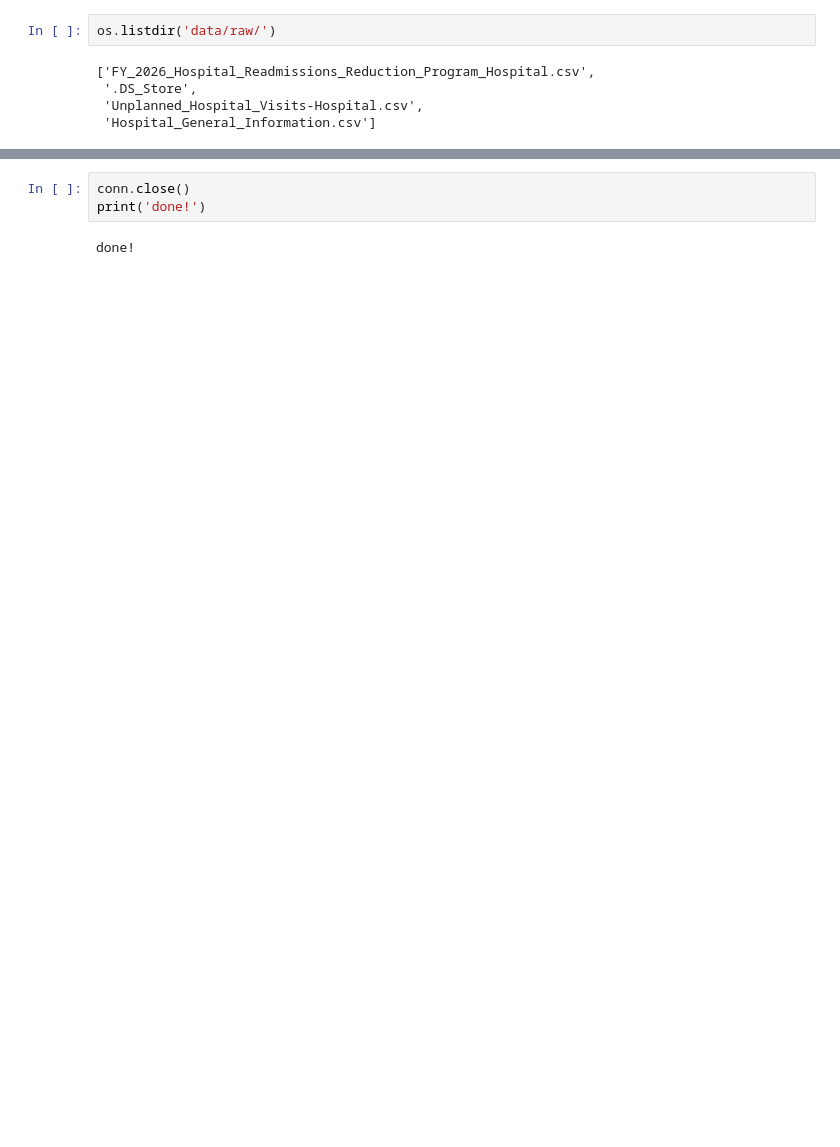
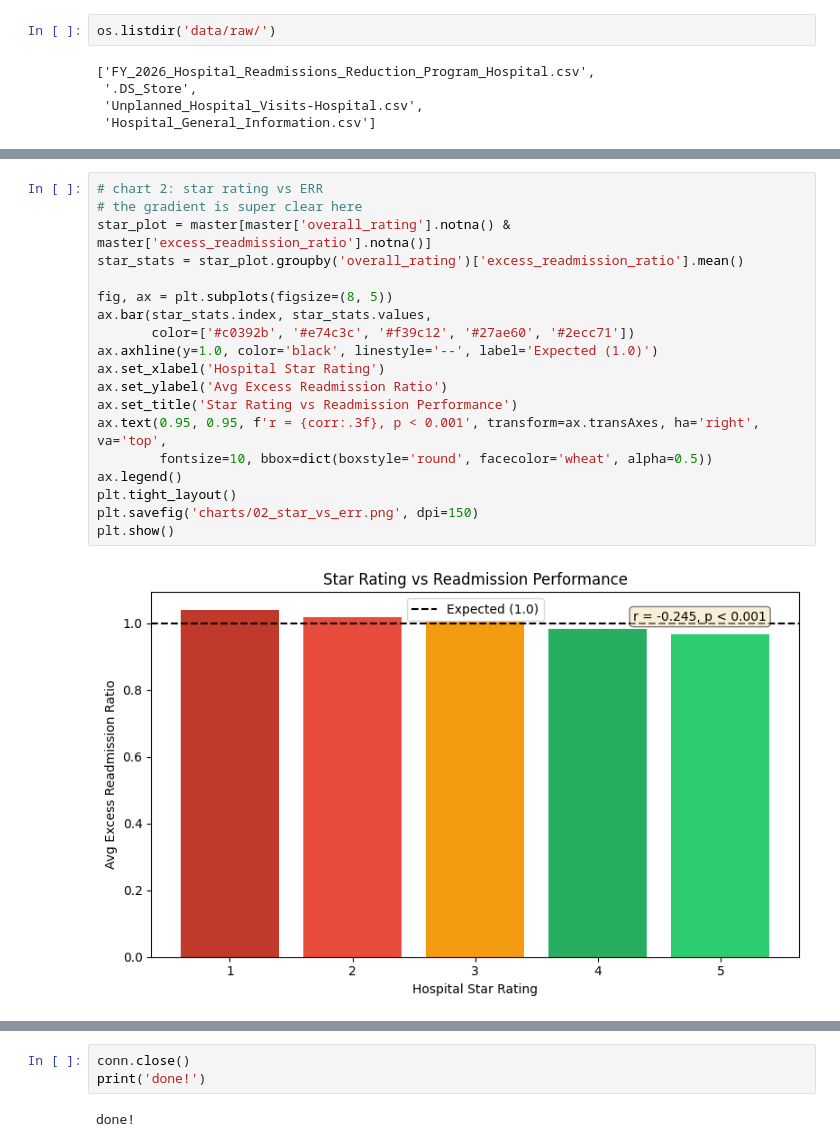
Before and after one commit to athulyabiju23/hospital-readmission-analysis, a Jupyter notebook: hospital_readmission_analysis.ipynb, the cells around one changed output, grey strips where cells are left out. Saved outputs shown, nothing was run; the diff lists cells and outputs as text; blank space fills up the shorter version.

```diff
--- a/hospital_readmission_analysis.ipynb
+++ b/hospital_readmission_analysis.ipynb
@@ -917,0 +595,21 @@ exported readmission_details.csv (28734 rows)
+# %%
+# chart 2: star rating vs ERR
+# the gradient is super clear here
+star_plot = master[master['overall_rating'].notna() & master['excess_readmission_ratio'].notna()]
+star_stats = star_plot.groupby('overall_rating')['excess_readmission_ratio'].mean()
+
+fig, ax = plt.subplots(figsize=(8, 5))
+ax.bar(star_stats.index, star_stats.values,
+       color=['#c0392b', '#e74c3c', '#f39c12', '#27ae60', '#2ecc71'])
+ax.axhline(y=1.0, color='black', linestyle='--', label='Expected (1.0)')
+ax.set_xlabel('Hospital Star Rating')
+ax.set_ylabel('Avg Excess Readmission Ratio')
+ax.set_title('Star Rating vs Readmission Performance')
+ax.text(0.95, 0.95, f'r = {corr:.3f}, p < 0.001', transform=ax.transAxes, ha='right', va='top',
+        fontsize=10, bbox=dict(boxstyle='round', facecolor='wheat', alpha=0.5))
+ax.legend()
+plt.tight_layout()
+plt.savefig('charts/02_star_vs_err.png', dpi=150)
+plt.show()
+# %% [output]
+[figure, added]
```
Also changed, not shown: parts of 108 cells of this notebook, 14 other files.
